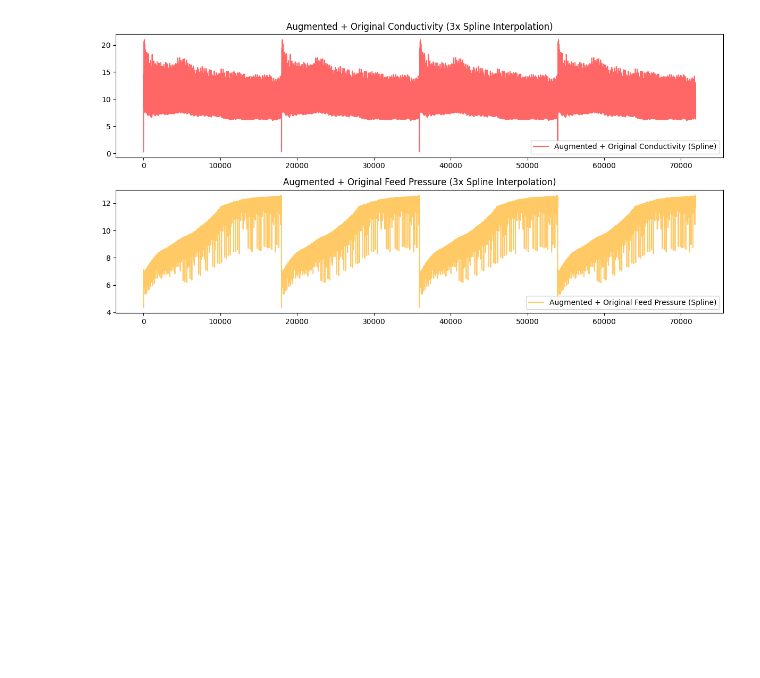
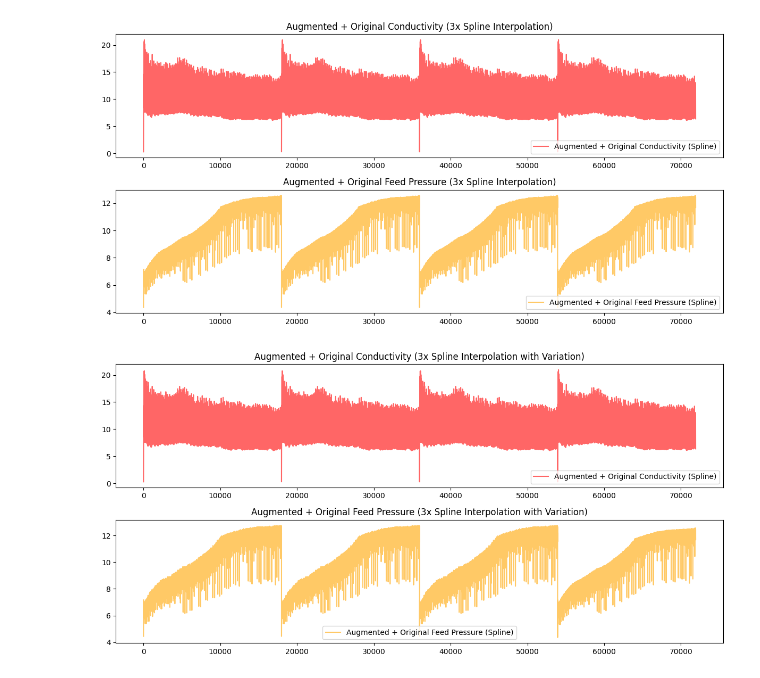
Before and after one commit to AquaMarine-AI/ProjectAW, a Jupyter notebook: data_agumentation_sawtooth.ipynb, the cells around one changed output. Saved outputs shown, nothing was run; the diff lists cells and outputs as text; code cells hidden in the pictures; blank space fills up the shorter version.

```diff
--- a/data_agumentation_sawtooth.ipynb
+++ b/data_agumentation_sawtooth.ipynb
@@ -800,3 +800,67 @@ plt.tight_layout()
 plt.show()
 # %% [output]
 [figure]
+# %%
+# ---------------- 스플라인 보간법 및 값 변형을 통한 증강, 증강 데이터 개수 늘림 ---------------- #
+
+import numpy as np
+import pandas as pd
+import matplotlib.pyplot as plt
+from scipy.interpolate import UnivariateSpline
+
+# 기존 데이터에서 처리된 데이터를 준비
+original_conductivity = final_processed_df['Processed Conductivity'].values
+original_feed_pressure = final_processed_df['Processed Feed Pressure'].values
+
+# 스플라인 보간법을 사용한 자연스러운 증강 함수
+def apply_spline_augmentation(data):
+    """
+    스플라인 보간법을 사용하여 자연스럽게 증강
+    원본 데이터와 동일한 길이로 증강
+    """
+    x = np.arange(len(data))
+    spline = UnivariateSpline(x, data, s=0.5)  # s 파라미터는 부드러움을 조정
+    x_new = np.linspace(x.min(), x.max(), len(data))  # 원본 데이터와 동일한 길이로 설정
+    data_augmented = spline(x_new)
+    return data_augmented
+
+# 약간의 변형을 주는 함수 (각 데이터에 약간의 비율 변형)
+def apply_value_variation(data, variation_strength=0.02):
+    """
+    데이터에 작은 비율의 변형을 주는 함수
+    variation_strength: 변형의 강도 (기본 2% 변형)
+    """
+    variation = 1 + np.random.uniform(-variation_strength, variation_strength, size=data.shape)
+    return data * variation
+
+# 스플라인 보간법을 사용한 증강 데이터 생성 (원본 데이터와 동일한 길이)
+augmented_conductivity_spline = apply_spline_augmentation(original_conductivity)
+augmented_feed_pressure_spline = apply_spline_augmentation(original_feed_pressure)
+
+# 변형을 적용한 증강 데이터 생성
+augmented_conductivity_spline_varied = apply_value_variation(augmented_conductivity_spline)
+augmented_feed_pressure_spline_varied = apply_value_variation(augmented_feed_pressure_spline)
+
+# 증강된 데이터를 3번 반복해서 결합
+combined_conductivity_spline = np.concatenate([augmented_conductivity_spline_varied, augmented_conductivity_spline_varied, augmented_conductivity_spline_varied, original_conductivity])
+combined_feed_pressure_spline = np.concatenate([augmented_feed_pressure_spline_varied, augmented_feed_pressure_spline_varied, augmented_feed_pressure_spline_varied, original_feed_pressure])
+
+# 증강된 데이터와 원본 데이터를 구분하여 시각화
+plt.figure(figsize=(12, 6))
+
+# 원본 및 증강된 전도도 데이터 비교
+plt.subplot(2, 1, 1)
+plt.plot(np.arange(len(combined_conductivity_spline)), combined_conductivity_spline, label='Augmented + Original Conductivity (Spline)', color='red', alpha=0.6)
+plt.title('Augmented + Original Conductivity (3x Spline Interpolation with Variation)')
+plt.legend()
+
+# 원본 및 증강된 압력 데이터 비교
+plt.subplot(2, 1, 2)
+plt.plot(np.arange(len(combined_feed_pressure_spline)), combined_feed_pressure_spline, label='Augmented + Original Feed Pressure (Spline)', color='orange', alpha=0.6)
+plt.title('Augmented + Original Feed Pressure (3x Spline Interpolation with Variation)')
+plt.legend()
+
+plt.tight_layout()
+plt.show()
+# %% [output]
+[figure, added]
```
Also changed, not shown: parts of 1 cell of this notebook.
